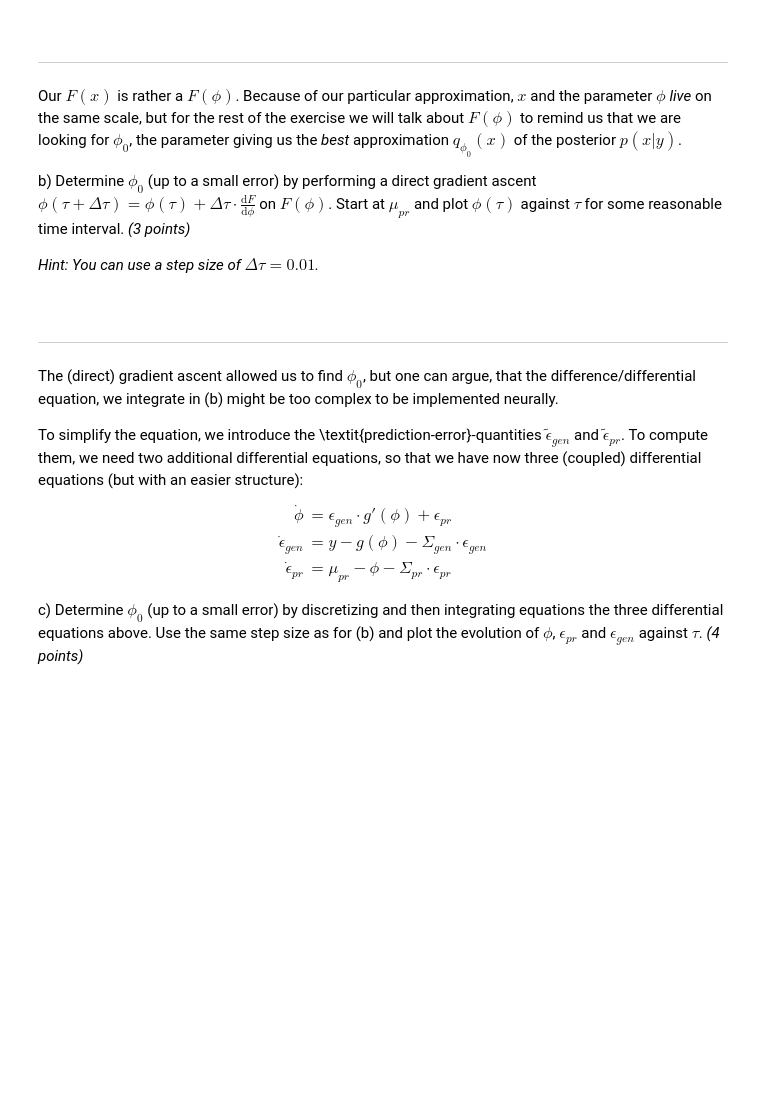
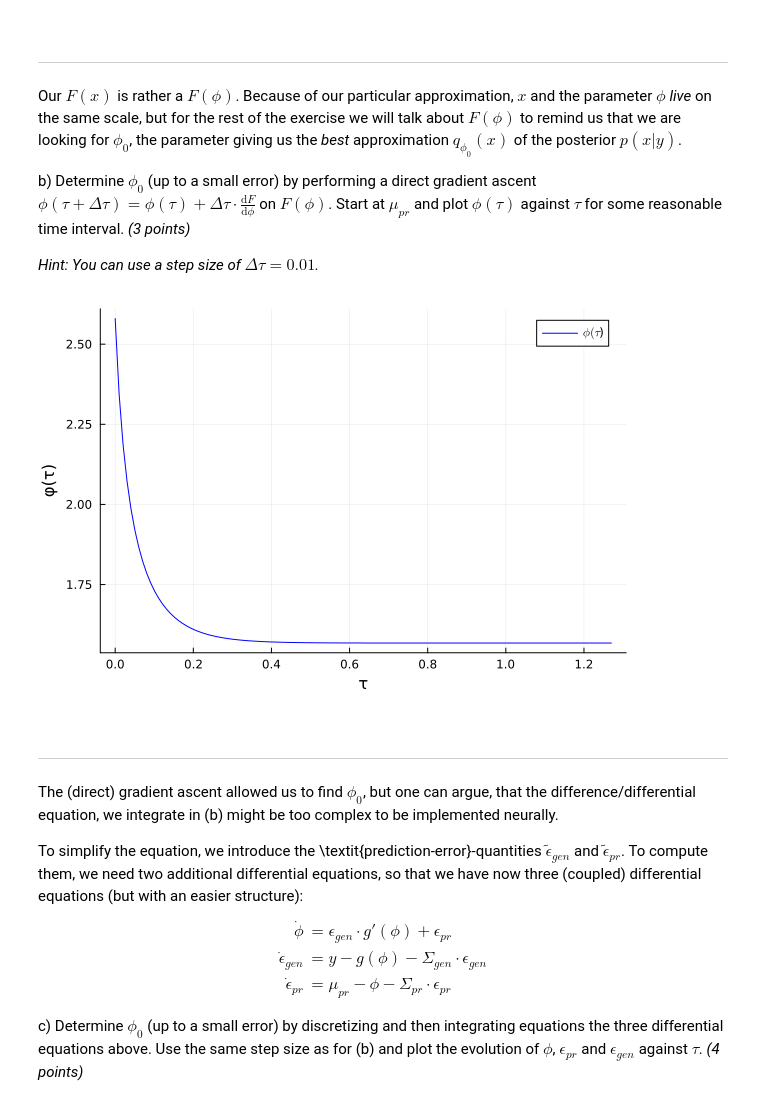
Before and after one commit to JeromeHadorn/translational_neuromodelling, a Jupyter notebook: ex02/ex02_pc_hgf.ipynb, the cells around one changed output. Cells and saved outputs as stored; diff of their text form; code cells hidden in the pictures; blank space fills up the shorter version.

```diff
--- a/ex02/ex02_pc_hgf.ipynb
+++ b/ex02/ex02_pc_hgf.ipynb
@@ -154,4 +151,8 @@ a) Plot posterior $p(x|y)$ and $F(x)$ for $x \in [0,4]$. Is the posterior normal
 function g(x)
 	return x.^2
 end
+
+function g_prime(x)
+	return 2 .* x
+end
 # %% [output]
@@ -210,7 +194,39 @@ b) Determine $\phi_0$ (up to a small error) by performing a direct gradient asce
 
 *Hint: You can use a step size of $\Delta\tau = 0.01$.*
 # %%
-# insert your solution here ...
+using Plots
+
+function F_prime(x)
+	return -(x - mu_pr) / sum_pr - (g(x) - y) * g_prime(x) / sum_gen
+end
+
+phi_prev = mu_pr
+phi_next = 0.0
+
+tau = 0.01
+err = 1e-8
+
+F_prime(x) = -(x - mu_pr) / sum_pr - (g(x) - y) * g_prime(x) / sum_gen
+
+phis = Float64[]
+
+while true
+    phi_next = phi_prev + tau * F_prime(phi_prev)
+    push!(phis, phi_next)
+    if abs(phi_next - phi_prev) < err
+        break
+    end
+    phi_prev = phi_next
+end
+
+x = range(0, length(phis) * tau, length = length(phis))
+
+# Plotting
+plot(x, phis, label=L"$\phi(\tau$)", color=:blue)
+xlabel!("τ")
+ylabel!("φ(τ)")
+# %% [output]
+[figure, added]
 # %% [markdown]
 &nbsp;
 ___
```
Also changed, not shown: parts of 11 cells of this notebook.
